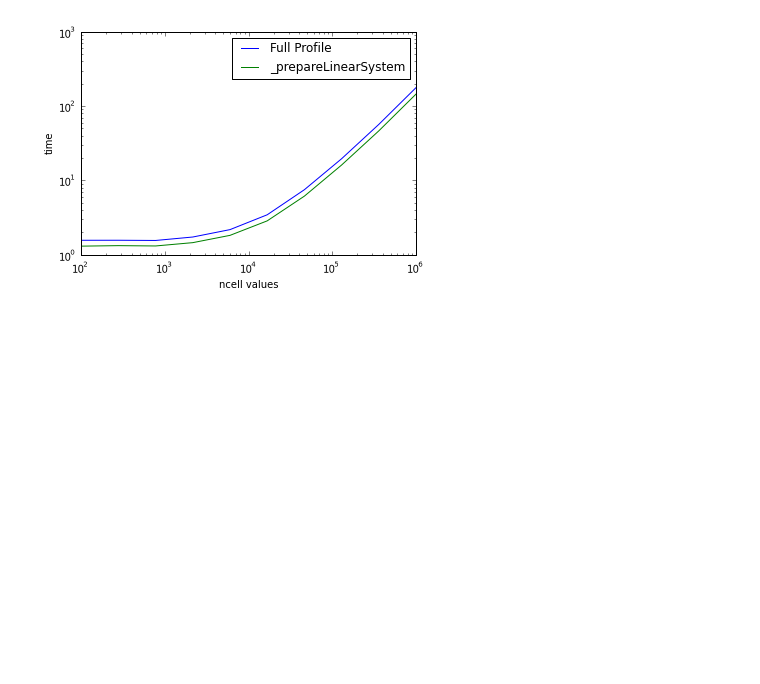
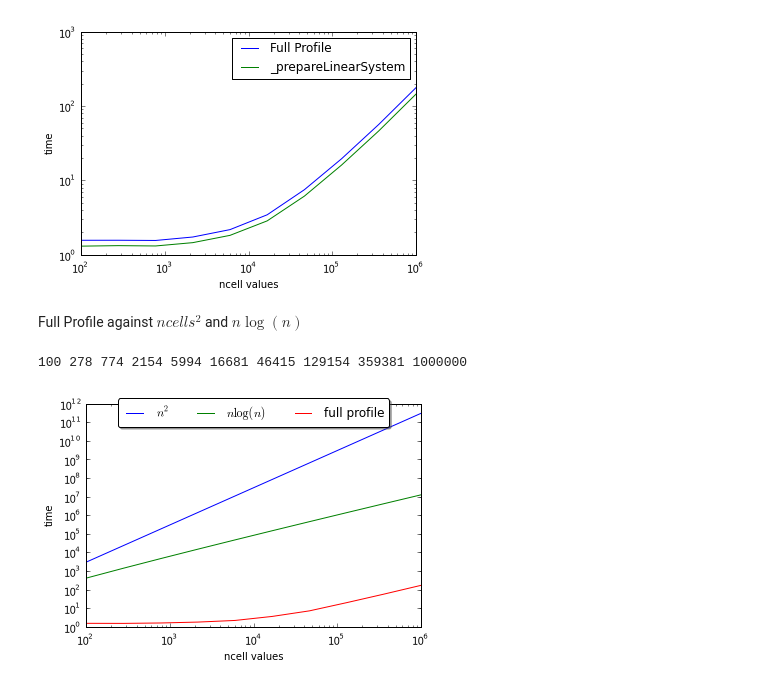
Before and after one commit to dmurali1/SURF2013, a Jupyter notebook: Preliminary_Profiling.ipynb, the cells around one changed output. Cells and saved outputs as stored; diff of their text form; code cells hidden in the pictures; blank space fills up the shorter version.

Commit message:
Added graphs of nSquared and nLogn against full profile.

```diff
--- a/Preliminary_Profiling.ipynb
+++ b/Preliminary_Profiling.ipynb
@@ -46,3 +48,11 @@ profiling_functions.plotStats(Polyxtal, ncells, "_prepareLinearSystem", regenera
 # %% [output]
 100 278 774 2154 5994 16681 46415 129154 359381 1000000
 [figure]
+# %% [markdown]
+Full Profile against $ncells^2$ and $n\log(n)$
+# %%
+ncells = np.array(np.logspace(2, 6, 10), dtype=int)
+profiling_functions.plotStats(Polyxtal, ncells, regenerate=False)
+# %% [output]
+100 278 774 2154 5994 16681 46415 129154 359381 1000000
+[figure, added]
```
Also changed, not shown: parts of 1 cell of this notebook, 1 other file.
